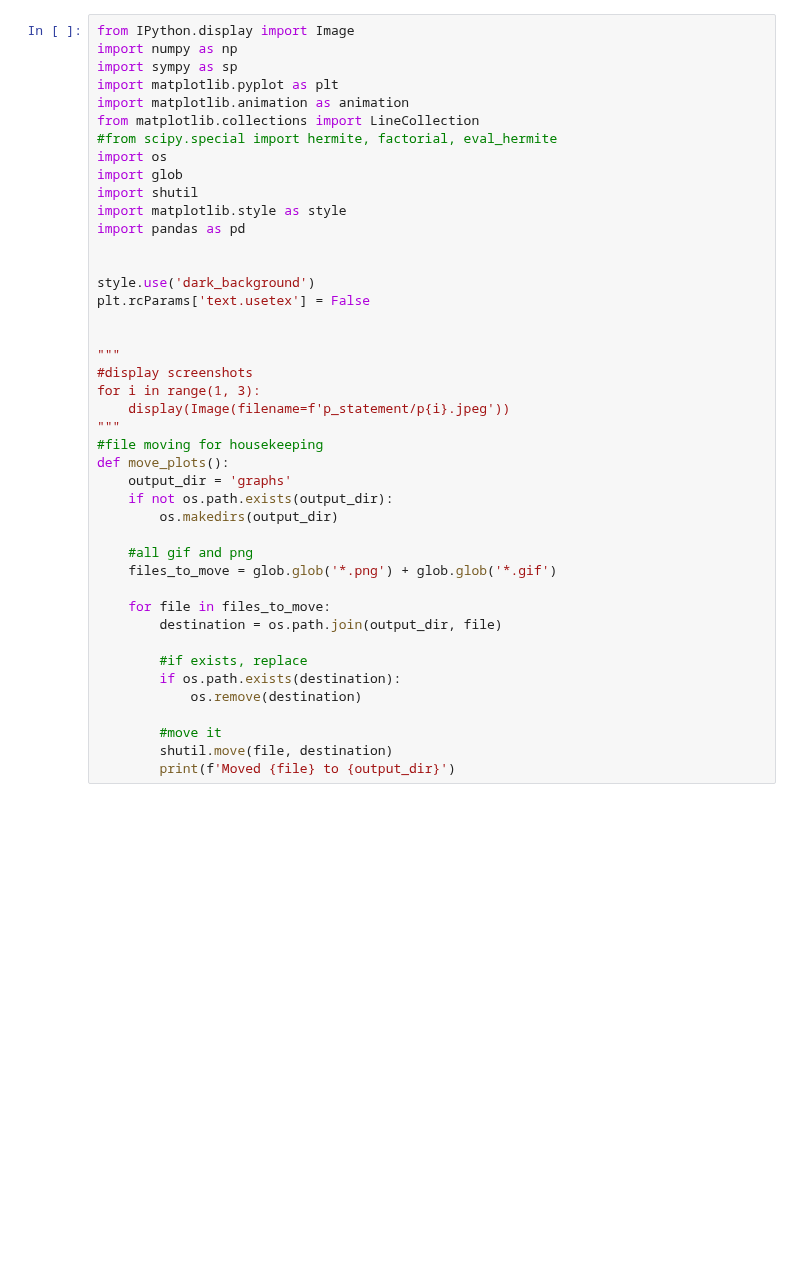
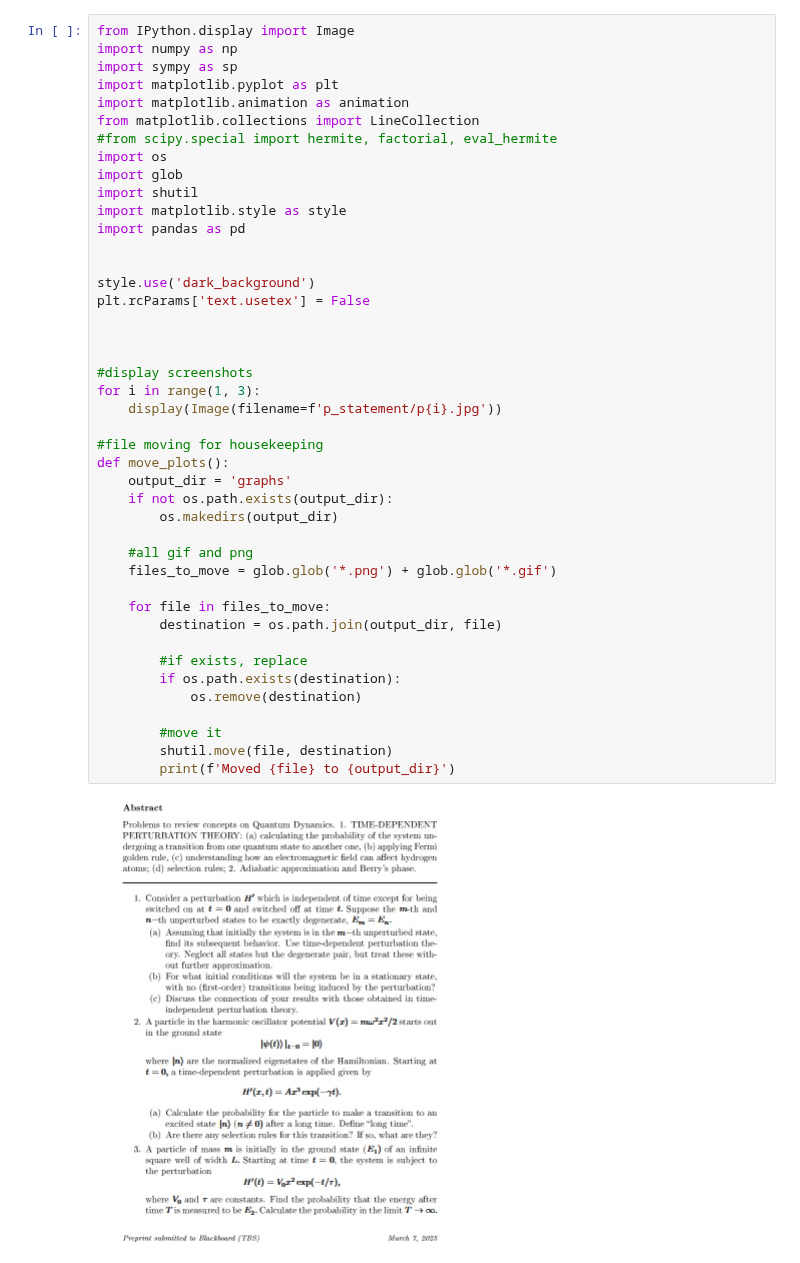
Before and after one commit to Aweymouth13/hwsolutions, a Jupyter notebook: Q_Computation_Morales/HW4/hw4.ipynb, the cells around one changed output. Cells and saved outputs as stored; diff of their text form; blank space fills up the shorter version.

```diff
--- a/Q_Computation_Morales/HW4/hw4.ipynb
+++ b/Q_Computation_Morales/HW4/hw4.ipynb
@@ -11,33 +11,35 @@ import glob
 import shutil
 import matplotlib.style as style
 import pandas as pd
 
 
 style.use('dark_background')
 plt.rcParams['text.usetex'] = False
 
 
-"""
+
 #display screenshots
 for i in range(1, 3):
-    display(Image(filename=f'p_statement/p{i}.jpeg'))
-"""
+    display(Image(filename=f'p_statement/p{i}.jpg'))
+
 #file moving for housekeeping
 def move_plots():
     output_dir = 'graphs'
     if not os.path.exists(output_dir):
         os.makedirs(output_dir)
 
     #all gif and png
     files_to_move = glob.glob('*.png') + glob.glob('*.gif')
 
     for file in files_to_move:
         destination = os.path.join(output_dir, file)
 
         #if exists, replace
         if os.path.exists(destination):
             os.remove(destination)
 
         #move it
         shutil.move(file, destination)
         print(f'Moved {file} to {output_dir}')
+# %% [output]
+[figure, added]
```
Also changed, not shown: parts of 1 cell of this notebook, 2 other files.
